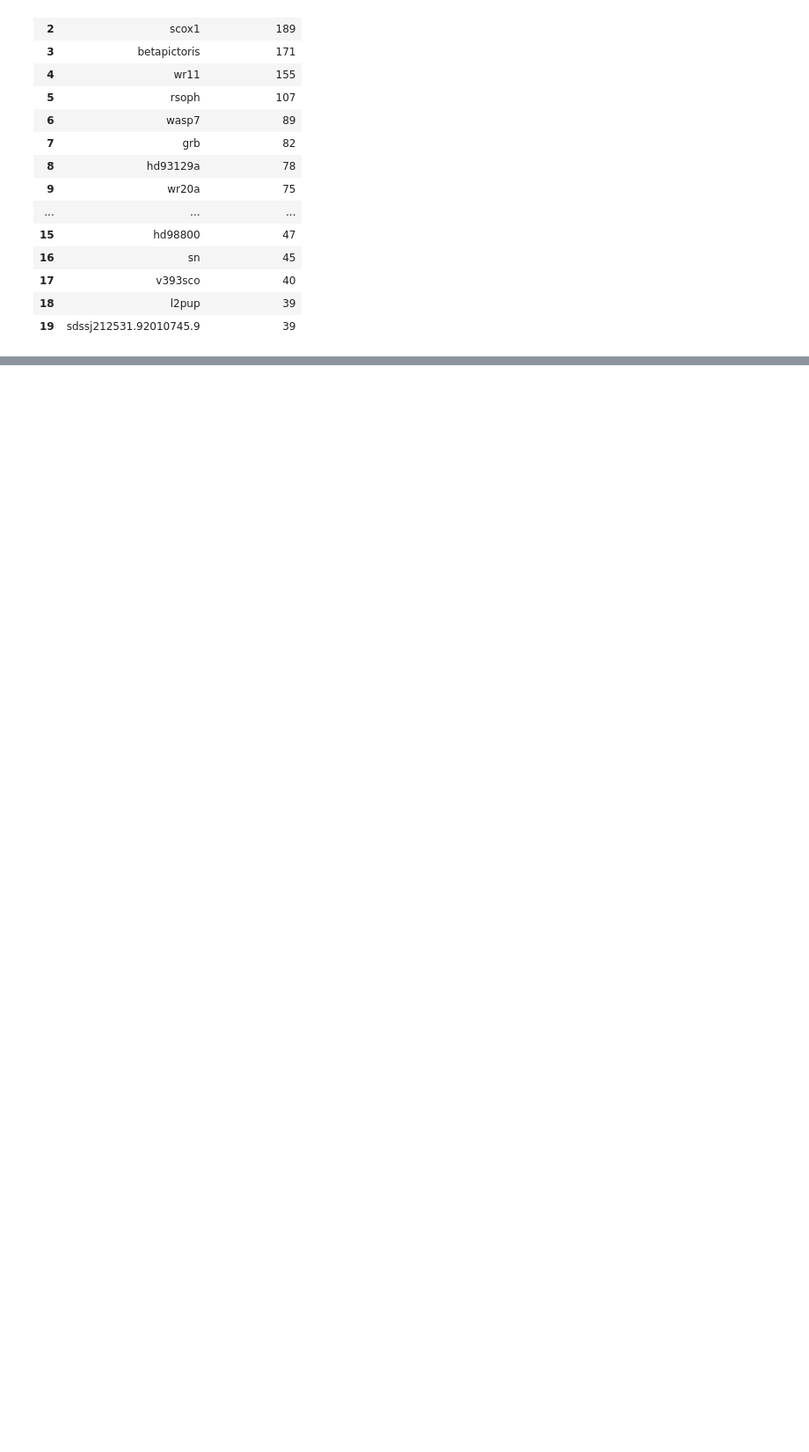
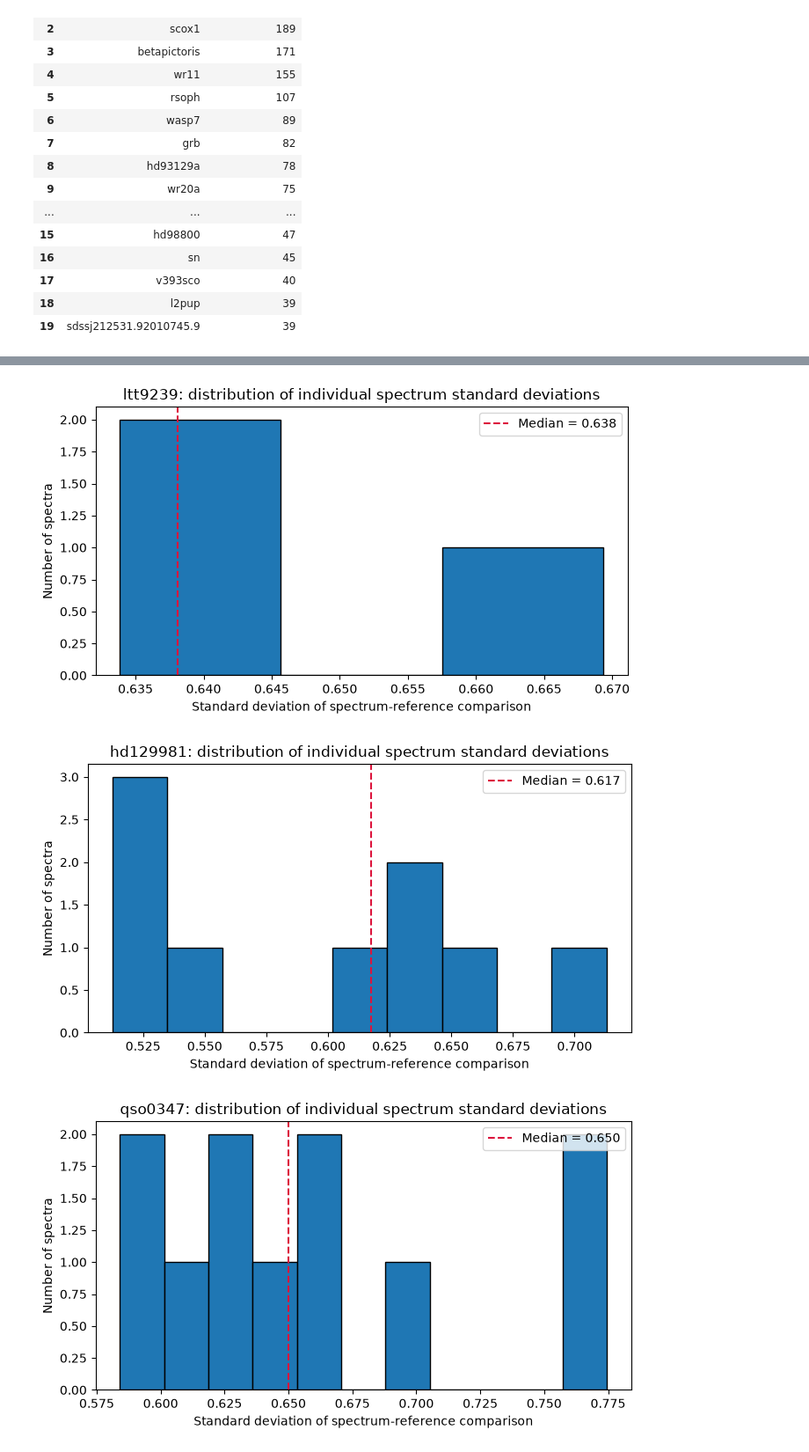
Before and after one commit to AstroHohen/ResearchProjectMSc, a Jupyter notebook: HR/DetectionAnalysis/detection_analysis.ipynb, the cells around one changed output, grey strips where cells are left out. Shown at 88% size. Drawn from its saved outputs; the diff is of its cells as text; code cells hidden in the pictures; blank space fills up the shorter version.

```diff
--- a/HR/DetectionAnalysis/detection_analysis.ipynb
+++ b/HR/DetectionAnalysis/detection_analysis.ipynb
@@ -175,0 +201,61 @@ number of groups with 3 or more spectra in it = 2887
+# %%
+from pathlib import Path
+import json
+import matplotlib.pyplot as plt
+
+search_directory = Path('/home/msp25gd/ResearchProjectMSc/HR/search')
+dataset_root = Path('/home/msp25gd/Downloads/res/dataset')
+
+# Load only the ASSET class cell, without executing unrelated notebook cells.
+with open(search_directory / 'asset.ipynb') as asset_file:
+    asset_notebook = json.load(asset_file)
+asset_source = ''.join(asset_notebook['cells'][0]['source'])
+asset_source = '\n'.join(
+    line for line in asset_source.splitlines()
+    if not line.lstrip().startswith('%run')
+)
+exec(compile(asset_source, str(search_directory / 'asset.ipynb'), 'exec'))
+
+with open(search_directory / 'param.json') as parameter_file:
+    parameters = json.load(parameter_file)
+
+std_by_star = {}
+for star in selected_stars[:, 0]:
+    search = ASSET(parameters=parameters, line='K')
+    result = search.spec_analysis(str(dataset_root / star) + os.sep)
+    if result is None:
+        print(f'{star}: insufficient usable spectra')
+        continue
+
+    processed_spectra, reference_spectrum, reference_error = result
+    spectrum_stds = np.array([
+        np.std(
+            search.snr(
+                spectrum,
+                reference_spectrum,
+                search.spectra_err[index],
+                reference_error,
+            )
+        )
+        for index, spectrum in enumerate(processed_spectra)
+    ])
+    std_by_star[star] = spectrum_stds
+
+    plt.figure(figsize=(7, 4))
+    plt.hist(spectrum_stds, bins=min(20, len(spectrum_stds)), edgecolor='black')
+    plt.axvline(
+        np.median(spectrum_stds),
+        color='crimson',
+        linestyle='--',
+        label=f'Median = {np.median(spectrum_stds):.3f}',
+    )
+    plt.xlabel('Standard deviation of spectrum-reference comparison')
+    plt.ylabel('Number of spectra')
+    plt.title(f'{star}: distribution of individual spectrum standard deviations')
+    plt.legend()
+    plt.tight_layout()
+    plt.show()
+# %% [output]
+[figure, added]
+[figure, added]
+[figure, added]
```
Also changed, not shown: parts of 10 cells of this notebook, 1 other file.
